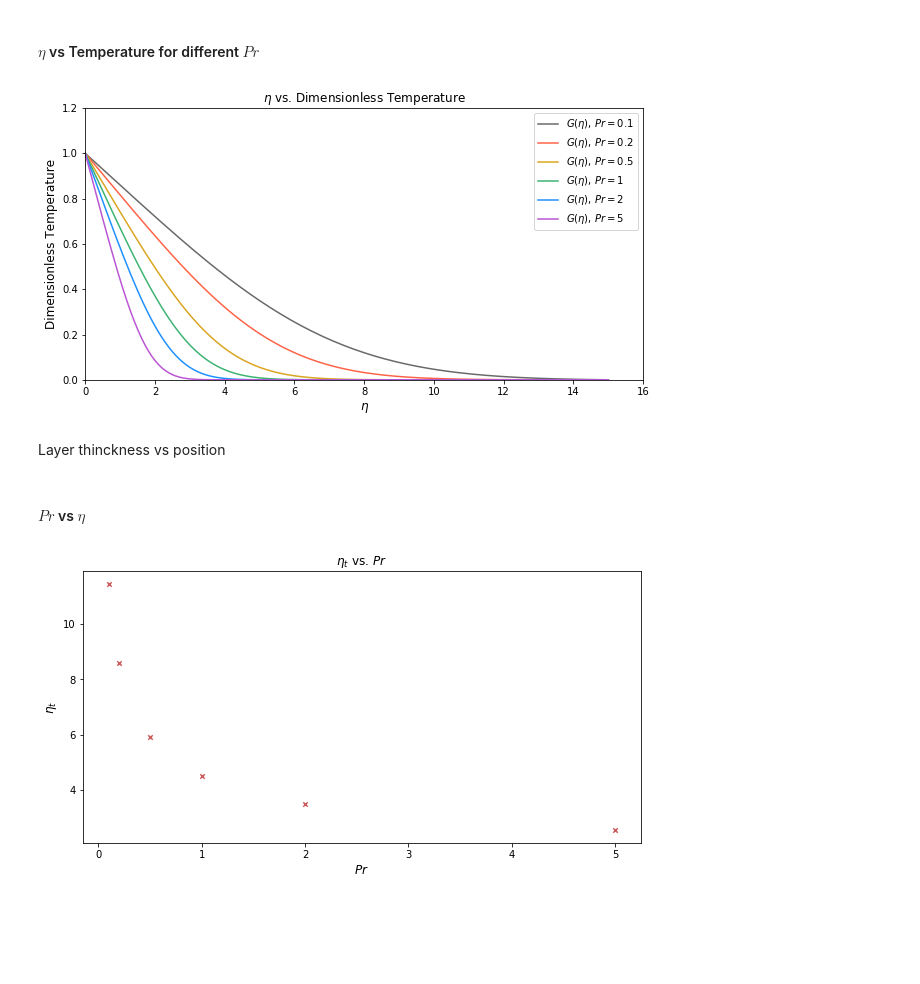
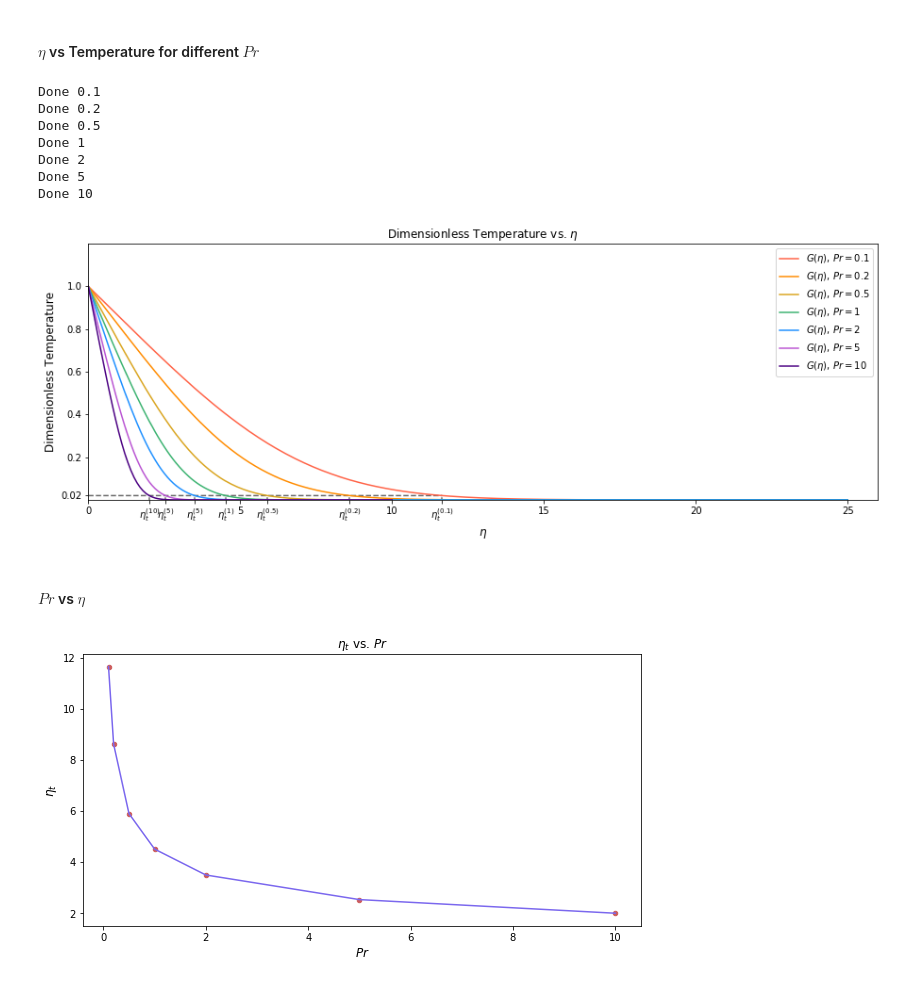
Before and after one commit to AparaV/appm-4650-project, a Jupyter notebook: code/plate.ipynb, the cells around one changed output. Drawn from its saved outputs; the diff is of its cells as text; code cells hidden in the pictures; blank space fills up the shorter version.

Commit message:
Code and images for project 2

```diff
--- a/code/plate.ipynb
+++ b/code/plate.ipynb
@@ -105,7 +100,7 @@ def get_w2_init(tol=10e-8, isVerbose=False):
 # %% [markdown]
 #### Both $F$ and $G$
 # %%
-def get_w4_init(w2_init, Pr, tol=10e-8, isVerbose=False):
+def get_w4_init(tf, w2_init, Pr, tol=10e-8, isVerbose=False):
     # boundary value for w4'
     beta = 0
 
@@ -116,9 +111,7 @@ def get_w4_init(w2_init, Pr, tol=10e-8, isVerbose=False):
     err = tol * 10
 
     # how much do we want to integrate
-    inf = 15
     t0 = 0.0
-    tf = inf
     h = 0.1
 
     # system
@@ -167,11 +160,13 @@ def solve_system(Pr, h=0.1, tol=10e-9, inf=15):
 
 
     system = np.array([[w_1_prime], [w_2_prime], [w_3_prime], [w_4_prime], [w_5_prime]])
-    w_2_init = get_w2_init(tol)
-    w_4_init = get_w4_init(w_2_init, Pr, tol)
+    w_2_init = get_w2_init(inf, tol)
+    w_4_init = get_w4_init(inf, w_2_init, Pr, tol)
     w_0 = np.array([[0.0], [0.0], [w_2_init], [1.0], [w_4_init]])
+#     print(w_0)
 
     w_final, W, T = runge_kutta_4(system, w_0, h, t0, tf, isVerbose=False, retAll=True)
+#     print(w_final)
 
     return W, T
 # %%
@@ -260,10 +221,0 @@ print(eta_m)
-# %%
-G = []
-eta = []
-for idx, w in enumerate(W):
-    if w[3][0] >= 0.01 and w[3][0] <= 0.03:
-        eta.append(T[idx])
-        G.append(w[3][0])
-
-eta_t = lagrange_poly(G, eta, 0.02)
-print(eta_t)
@@ -272,35 +286,66 @@ print(eta_t)
 # %% [markdown]
 #### $\eta$ vs Temperature for different $Pr$
 # %%
-Prs = [0.1, 0.2, 0.5, 1, 2, 5]
-colors = ["dimgray", "tomato", "goldenrod", "mediumseagreen", "dodgerblue", "mediumorchid"]
+Prs = [0.1, 0.2, 0.5, 1, 2, 5, 10]
+infinite = [25, 25, 25, 25, 25, 10, 10]
+colors = ["tomato", "darkorange", "goldenrod", "mediumseagreen", "dodgerblue", "mediumorchid", "indigo"]
 
-plt.figure(figsize=(10,5))
-plt.title(r"$\eta$ vs. Dimensionless Temperature", fontsize=12)
+plt.figure(figsize=(15,5))
+plt.title(r"Dimensionless Temperature vs. $\eta$", fontsize=12)
 plt.xlabel(r"$\eta$", fontsize=12)
 plt.ylabel("Dimensionless Temperature", fontsize=12)
-plt.xlim(0, 16)
+plt.xlim(0, 26)
 plt.ylim(0, 1.2)
+xticks = [0, 5, 10, 15, 20, 25]
+xlabels = ['0', r"$\eta_{t}^{(10)}$", r"$\eta_{t}^{(5)}$", r"$\eta_{t}^{(5)}$", r"$\eta_{t}^{(1)}$"]
+xlabels += ['5', r"$\eta_{t}^{(0.5)}$", r"$\eta_{t}^{(0.2)}$", '10', r"$\eta_{t}^{(0.1)}$", '15', '20', '25']
 
 for idx, p in enumerate(Prs):
     Pr = p
-    W, T = solve_system(Pr=p, h=0.1, tol=10e-9, inf=15)
+    W, T = solve_system(Pr=p, h=0.1, tol=10e-9, inf=infinite[idx])
+    eta_t = get_eta_t(W)
+    xticks.append(eta_t)
 
     G = []
     eta = []
 
     for idy, w in enumerate(W):
         eta.append(T[idy])
         G.append(w[3][0])
 
+    X_vert = []
+    Y_vert = []
+    for i in np.arange(0, 0.02, 0.01):
+        Y_vert.append(i)
+        X_vert.append(eta_t)
+
+    if p == 0.1:
+        X_hor = []
+        Y_hor = []
+        for i in np.arange(0, eta_t, 0.01):
+            X_hor.append(i)
+            Y_hor.append(0.02)
+        plt.plot(X_hor, Y_hor, linestyle="dashed", color="dimgray", label="")
+
     plt.plot(eta, G, color=colors[idx], label=r'$G(\eta)$, $Pr={}$'.format(p))
+    plt.plot(X_vert, Y_vert, linestyle="solid", color="dimgray", label="")
+    print("Done {}".format(p))
 
+xticks = np.sort(xticks)
+plt.xticks(xticks, xlabels)
+plt.yticks([0.02, 0.2, 0.4, 0.6, 0.8, 1.0], ['0.02', '0.2', '0.4', '0.6', '0.8', '1.0'])
 plt.legend()
-plt.show()
+plt.savefig("../plate/img/temperatures.PNG", dpi=200)
+# plt.show()
 # %% [output]
+Done 0.1
+Done 0.2
+Done 0.5
+Done 1
+Done 2
+Done 5
+Done 10
-[figure, old version]
+[figure, new version]
-# %% [markdown]
-Layer thinckness vs position
 # %% [markdown]
 #### $Pr$ vs $\eta$
 # %%
@@ -322,7 +368,9 @@ plt.figure(figsize=(10, 5))
 plt.title(r"$\eta_{t}$ vs. $Pr$", fontsize=12)
 plt.xlabel(r"$Pr$", fontsize=12)
 plt.ylabel(r"$\eta_{t}$", fontsize=12)
-plt.scatter(Prs, Eta_t, s=20, marker='x', color='indianred')
-plt.show()
+plt.scatter(Prs, Eta_t, s=20, marker='o', color='indianred')
+plt.plot(Prs, Eta_t, color='mediumslateblue')
+# plt.show()
+plt.savefig("../plate/img/eta-vs-Pr.PNG", dpi=200)
 # %% [output]
-[figure, old version]
+[figure, new version]
```
Also changed, not shown: parts of 10 cells of this notebook, 5 other files.
